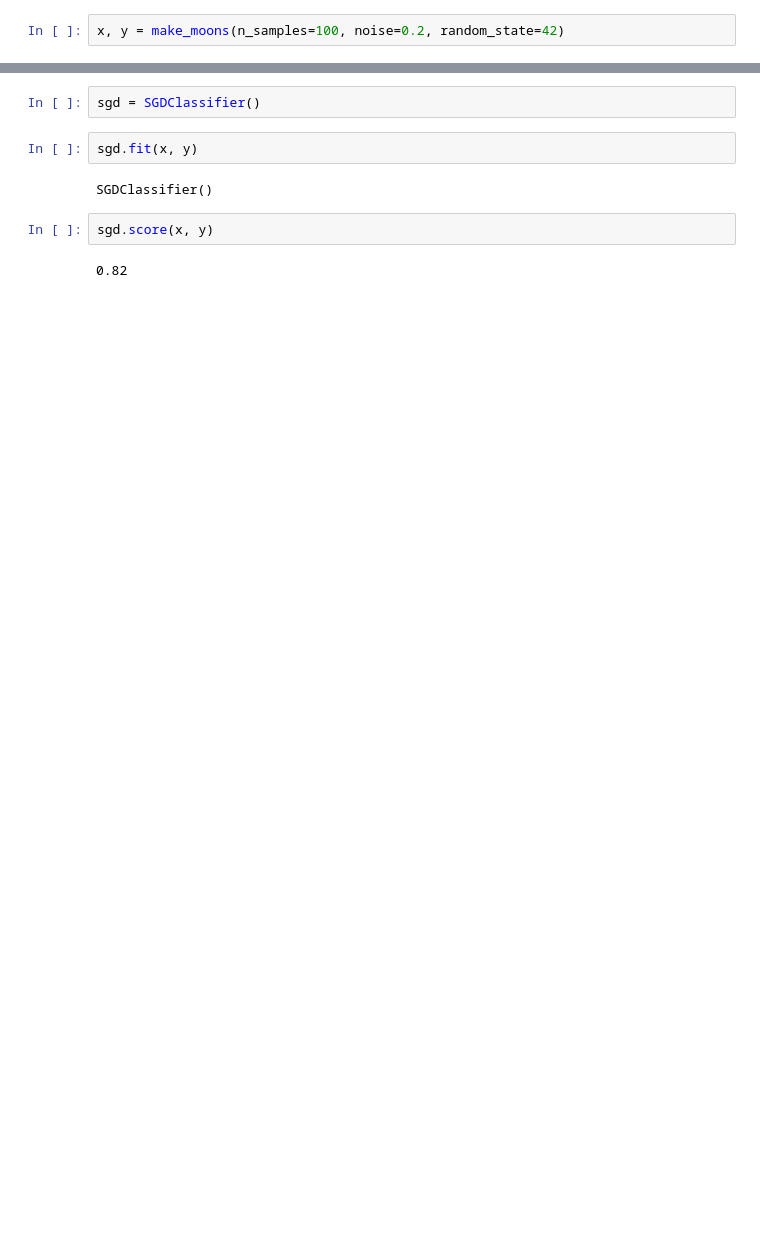
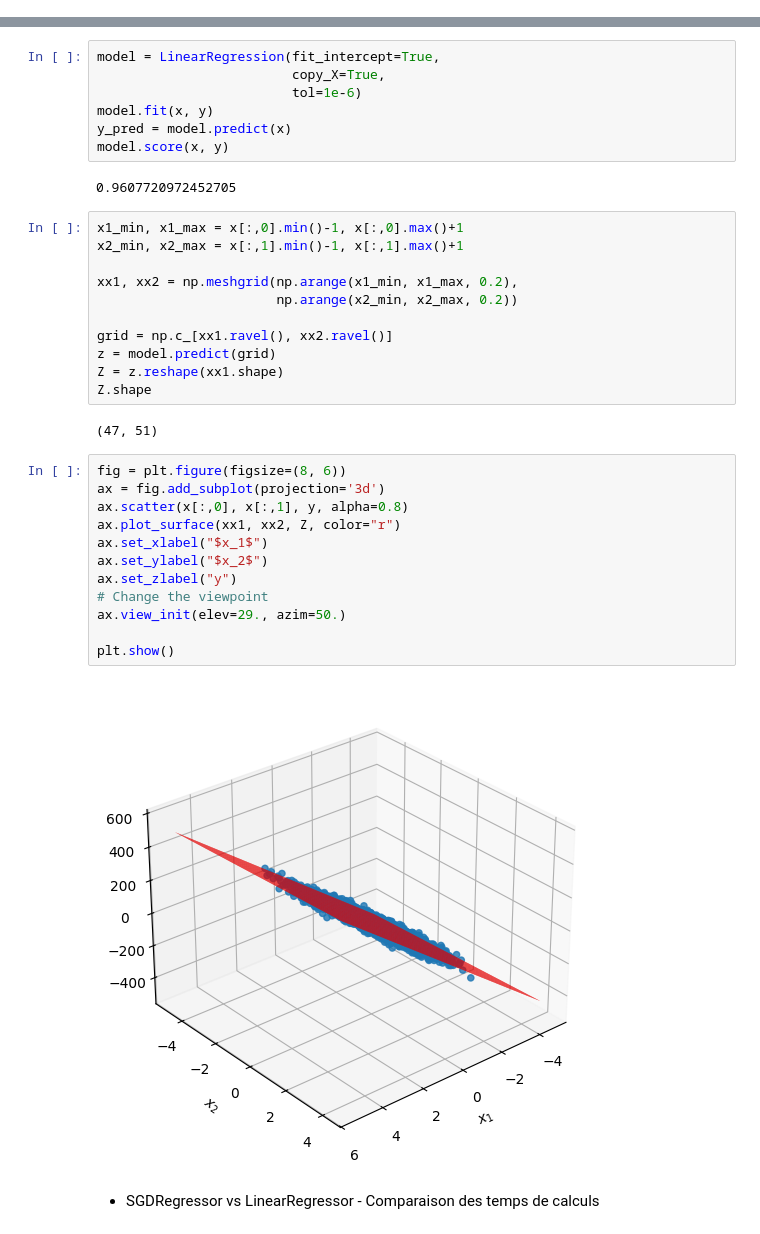
Before and after one commit to niangfniang/machine_learning, a Jupyter notebook: modeles_lineaires.ipynb, the cells around one changed output, grey strips where cells are left out. Cells and saved outputs as stored; diff of their text form; blank space fills up the shorter version.

```diff
--- a/modeles_lineaires.ipynb
+++ b/modeles_lineaires.ipynb
@@ -149,5 +49,3 @@ from sklearn.linear_model import SGDClassifier
-# %%
-x, y = make_moons(n_samples=100, noise=0.2, random_state=42)
 # %%
 y.shape
 # %% [output]
@@ -174,10 +53,38 @@ model = Pipeline(steps=[
-# %%
-sgd = SGDClassifier()
-# %%
-sgd.fit(x, y)
-# %% [output]
-SGDClassifier()
-# %%
-sgd.score(x, y)
-# %% [output]
-0.82
+# %%
+model = LinearRegression(fit_intercept=True,
+                         copy_X=True,
+                         tol=1e-6)
+model.fit(x, y)
+y_pred = model.predict(x)
+model.score(x, y)
+# %% [output]
+0.9607720972452705
+# %%
+x1_min, x1_max = x[:,0].min()-1, x[:,0].max()+1
+x2_min, x2_max = x[:,1].min()-1, x[:,1].max()+1
+
+xx1, xx2 = np.meshgrid(np.arange(x1_min, x1_max, 0.2),
+                       np.arange(x2_min, x2_max, 0.2))
+
+grid = np.c_[xx1.ravel(), xx2.ravel()]
+z = model.predict(grid)
+Z = z.reshape(xx1.shape)
+Z.shape
+# %% [output]
+(47, 51)
+# %%
+fig = plt.figure(figsize=(8, 6))
+ax = fig.add_subplot(projection='3d')
+ax.scatter(x[:,0], x[:,1], y, alpha=0.8)
+ax.plot_surface(xx1, xx2, Z, color="r")
+ax.set_xlabel("$x_1$")
+ax.set_ylabel("$x_2$")
+ax.set_zlabel("y")
+# Change the viewpoint
+ax.view_init(elev=29., azim=50.)
+
+plt.show()
+# %% [output]
+[figure, added]
+# %% [markdown]
+* SGDRegressor vs LinearRegressor - Comparaison des temps de calculs
```
Also changed, not shown: parts of 40 cells of this notebook.
